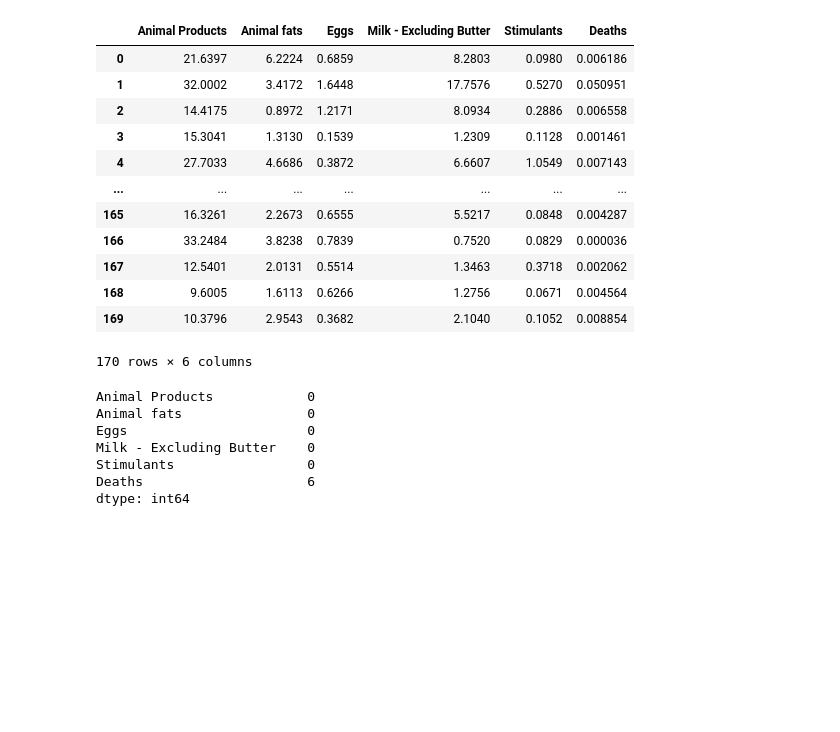
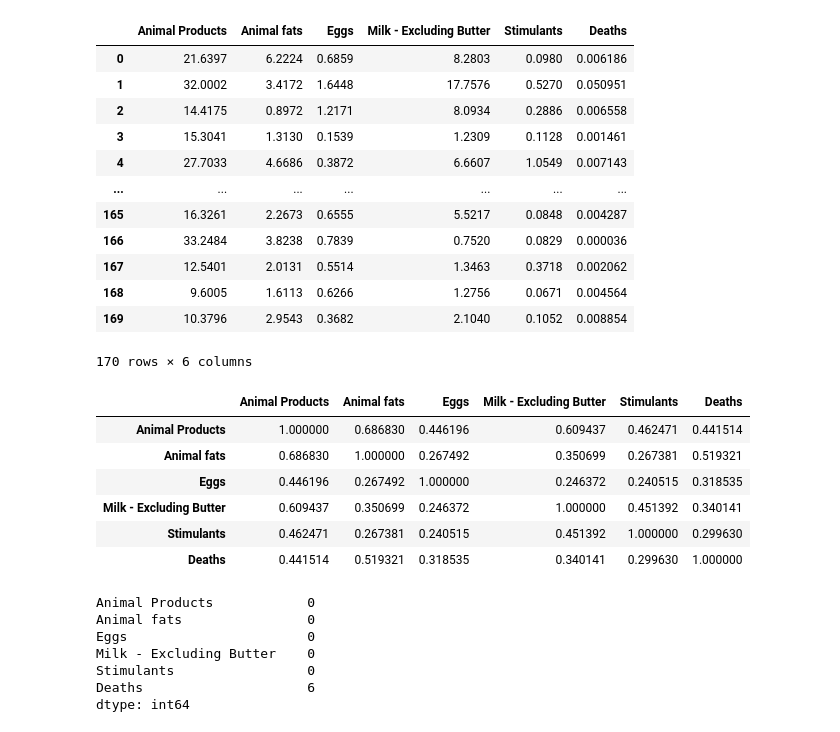
Before and after one commit to Josh-Create0209/HealthDataAnalytics, a Jupyter notebook: DANL 470 Lab 5/Lab 5.ipynb, the cells around one changed output. Drawn from its saved outputs; the diff is of its cells as text; code cells hidden in the pictures; blank space fills up the shorter version.

```diff
--- a/DANL 470 Lab 5/Lab 5.ipynb
+++ b/DANL 470 Lab 5/Lab 5.ipynb
@@ -89,6 +89,16 @@ FatSupply
 | 168 | 9.6005 | 1.6113 | 0.6266 | 1.2756 | 0.0671 | 0.004564 |
 | 169 | 10.3796 | 2.9543 | 0.3682 | 2.1040 | 0.1052 | 0.008854 |
 170 rows × 6 columns
+# %%
+FatSupply.corr()
+# %% [output]
+|  | Animal Products | Animal fats | Eggs | Milk - Excluding Butter | Stimulants | Deaths |
+| Animal Products | 1.000000 | 0.686830 | 0.446196 | 0.609437 | 0.462471 | 0.441514 |
+| Animal fats | 0.686830 | 1.000000 | 0.267492 | 0.350699 | 0.267381 | 0.519321 |
+| Eggs | 0.446196 | 0.267492 | 1.000000 | 0.246372 | 0.240515 | 0.318535 |
+| Milk - Excluding Butter | 0.609437 | 0.350699 | 0.246372 | 1.000000 | 0.451392 | 0.340141 |
+| Stimulants | 0.462471 | 0.267381 | 0.240515 | 0.451392 | 1.000000 | 0.299630 |
+| Deaths | 0.441514 | 0.519321 | 0.318535 | 0.340141 | 0.299630 | 1.000000 |
 # %%
 FatSupply.isnull().sum()
 # %% [output]
```
Also changed, not shown: parts of 2 cells of this notebook.
